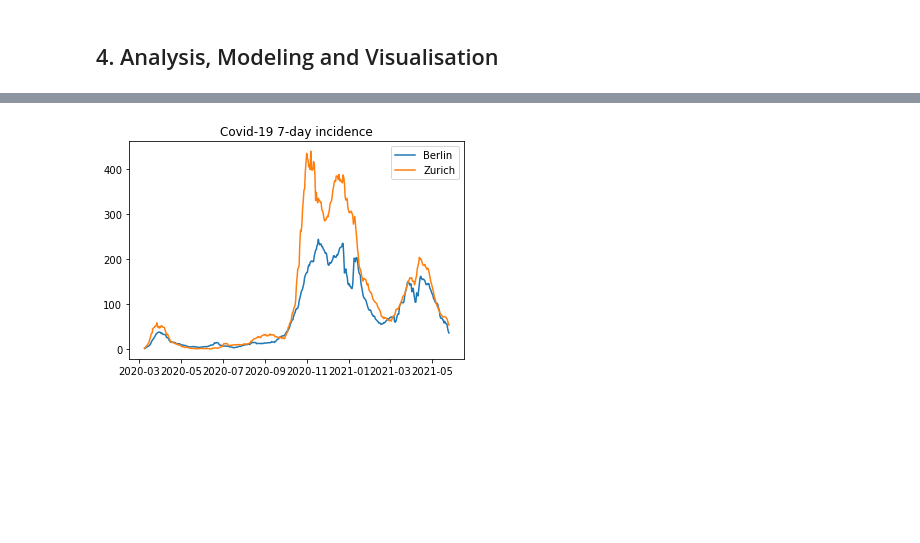
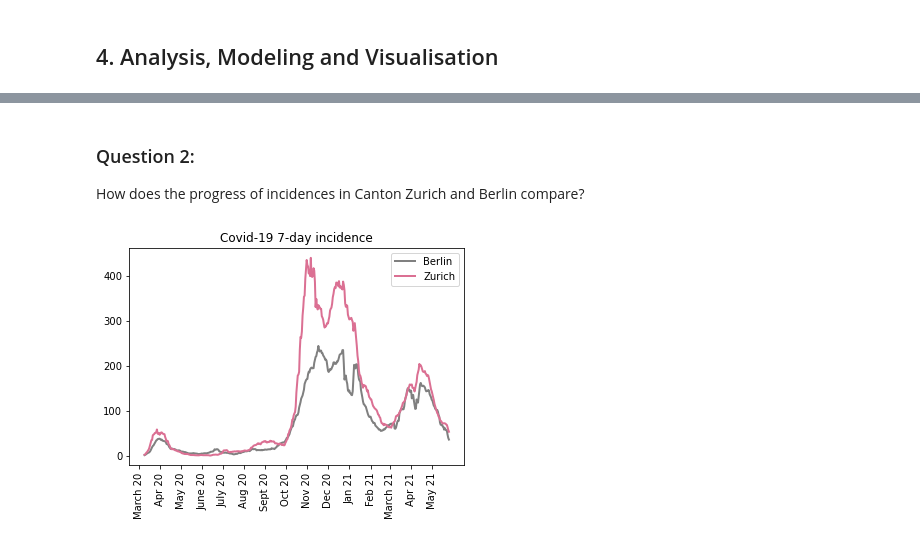
Before and after one commit to zoraaroz/covid19-cases-lockdowns, a Jupyter notebook: data_analysis.ipynb, the cells around one changed output, grey strips where cells are left out. Saved outputs shown, nothing was run; the diff lists cells and outputs as text; code cells hidden in the pictures; blank space fills up the shorter version.

Commit message:
code: Finalise data visualisation

```diff
--- a/data_analysis.ipynb
+++ b/data_analysis.ipynb
@@ -840,7 +952,11 @@ print(lockdowns_be.head(), lockdowns_zh.head())
+# %% [markdown]
+### Question 2:
+How does the progress of incidences in Canton Zurich and Berlin compare?
 # %%
-plt.plot(cases_be.date,cases_be.incidence, label = 'Berlin');
-plt.plot(cases_zh.date,cases_zh.incidence, label = 'Zurich');
-plt.legend();
+fig = plt.figure()
+plot_temporal_data(plt.gca(), cases_be, 'incidence', color = 'gray', linewidth = 2, label = 'Berlin', legend = 'in')
+plot_temporal_data(plt.gca(), cases_zh, 'incidence', color = 'palevioletred', linewidth = 2, label = 'Zurich', legend = 'in')
 plt.title('Covid-19 7-day incidence');
+get_month_ticks(plt.gca())
 # %% [output]
-[figure, old version]
+[figure, new version]
```
Also changed, not shown: parts of 75 cells of this notebook, 1 other file.
